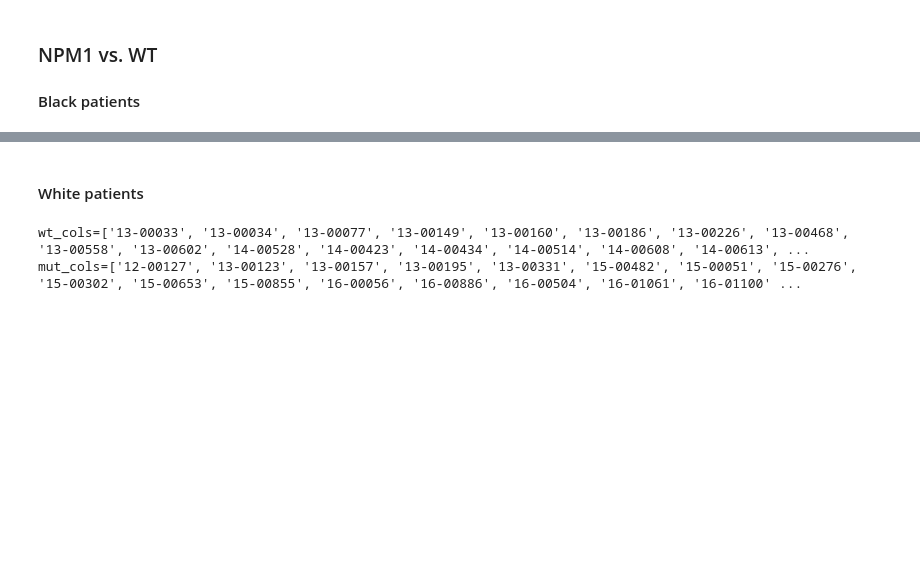
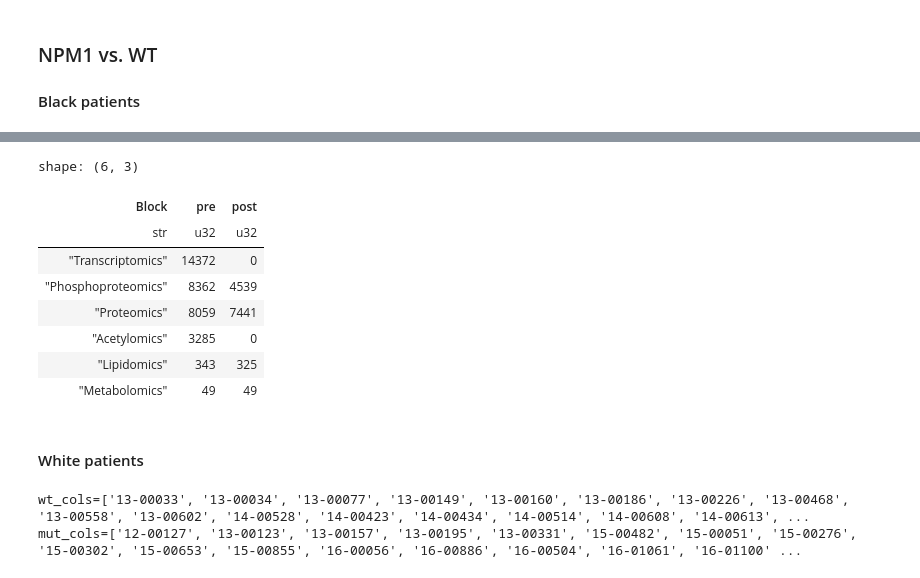
Before and after one commit to PNNL-CompBio/amlMultidrugResistance, a Jupyter notebook: aml_outcome_disparities/analysis/dylan/subset_omics_data.ipynb, the cells around one changed output, grey strips where cells are left out. Saved outputs shown, nothing was run; the diff lists cells and outputs as text; code cells hidden in the pictures; blank space fills up the shorter version.

Commit message:
add plots of feature counts before and after subsetting omics data

```diff
--- a/aml_outcome_disparities/analysis/dylan/subset_omics_data.ipynb
+++ b/aml_outcome_disparities/analysis/dylan/subset_omics_data.ipynb
@@ -218,3 +346,30 @@ shape: (4, 2)
+# %%
+(
+    combined
+    .group_by("Block").len()
+    .rename({"len": "pre"})
+    .join(
+        (
+            subset
+            .group_by("Block").len()
+            .rename({"len": "post"})
+        ),
+        how="left",
+        on="Block"
+    )
+    .fill_null(0)
+    .sort("pre", descending=True)
+)
+# %% [output]
+shape: (6, 3)
+| Block | pre | post |
+| str | u32 | u32 |
+| "Transcriptomics" | 14372 | 0 |
+| "Phosphoproteomics" | 8362 | 4539 |
+| "Proteomics" | 8059 | 7441 |
+| "Acetylomics" | 3285 | 0 |
+| "Lipidomics" | 343 | 325 |
+| "Metabolomics" | 49 | 49 |
 # %% [markdown]
 #### White patients
 # %%
```
Also changed, not shown: parts of 8 cells of this notebook, 3 other files.
